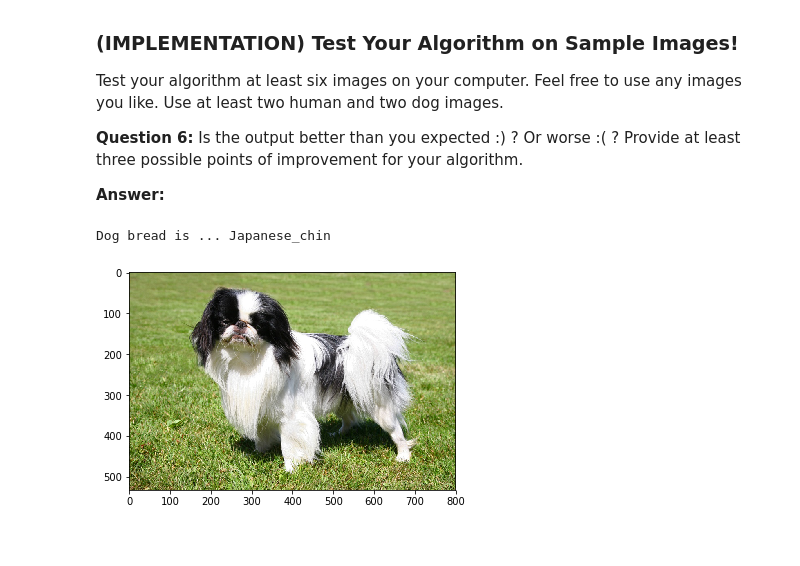
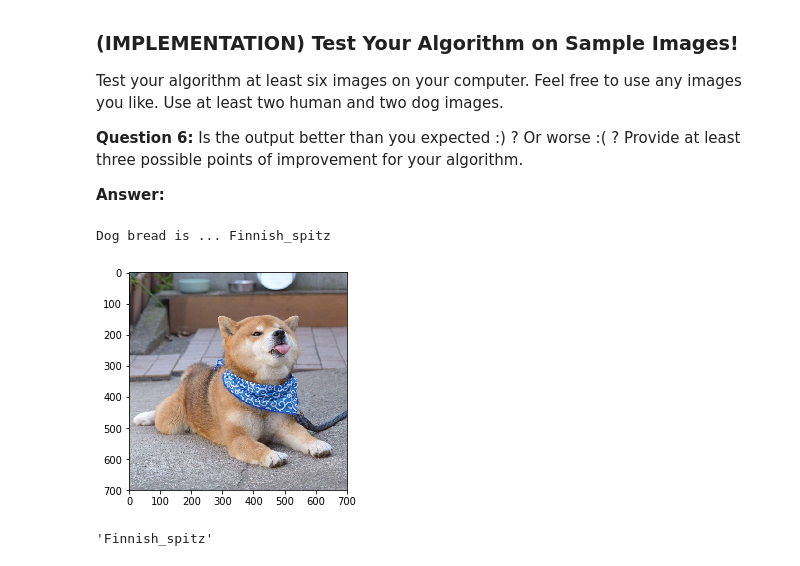
Before and after one commit to tedscfang/udacity-ai-nanodegree, a Jupyter notebook: CNN/dog-project/dog_app.ipynb, the cells around one changed output. Saved outputs shown, nothing was run; the diff lists cells and outputs as text; code cells hidden in the pictures.

```diff
--- a/CNN/dog-project/dog_app.ipynb
+++ b/CNN/dog-project/dog_app.ipynb
@@ -589,9 +590,9 @@ from keras.layers import Dropout, Flatten, Dense
 from keras.models import Sequential
 
 inception_model = Sequential()
-inception_model.add(Conv2D(16, (3, 3), activation='relu', input_shape=train_inception.shape[1:]))
-inception_model.add(MaxPooling2D(pool_size=(2, 2)))
-inception_model.add(GlobalAveragePooling2D())
+#inception_model.add(Conv2D(16, (3, 3), activation='relu', input_shape=train_inception.shape[1:]))
+#inception_model.add(MaxPooling2D(pool_size=(2, 2)))
+inception_model.add(GlobalAveragePooling2D(input_shape=train_inception.shape[1:]))
 inception_model.add(Dense(133, activation='softmax'))
 
 inception_model.summary()
@@ -721,6 +718,7 @@ Some sample output for our algorithm is provided below, but feel free to design
 ### TODO: Write your algorithm.
 ### Feel free to use as many code cells as needed.
 def predict_dog_breed(img_path):
+    bread = 'N/A'
     if dog_detector(img_path):
         bread = inception_predict_breed(img_path)
         print('Dog bread is ... {}'.format(bread))
@@ -729,4 +727,9 @@ def predict_dog_breed(img_path):
         print('You look like a ... {}'.format(bread))
     else:
         print('Error: No Dog nor humam is found!')
+
+    im = cv2.imread(img_path)
+    im = cv2.cvtColor(im, cv2.COLOR_BGR2RGB)
+    plt.imshow(im)
+    plt.show()
     return bread
@@ -751,13 +750,10 @@ __Answer:__
 # %%
 ## TODO: Execute your algorithm from Step 6 on
 ## at least 6 images on your computer.
 ## Feel free to use as many code cells as needed.
-img_path = train_files[120]
+img_path = 'image_to_test/shiba.jpg'
 predict_dog_breed(img_path)
-im = cv2.imread(img_path)
-im = cv2.cvtColor(im, cv2.COLOR_BGR2RGB)
-plt.imshow(im)
-plt.show()
 # %% [output]
-Dog bread is ... Japanese_chin
+Dog bread is ... Finnish_spitz
-[figure, old version]
+[figure, new version]
+'Finnish_spitz'
```
Also changed, not shown: parts of 10 cells of this notebook, 7 other files.
